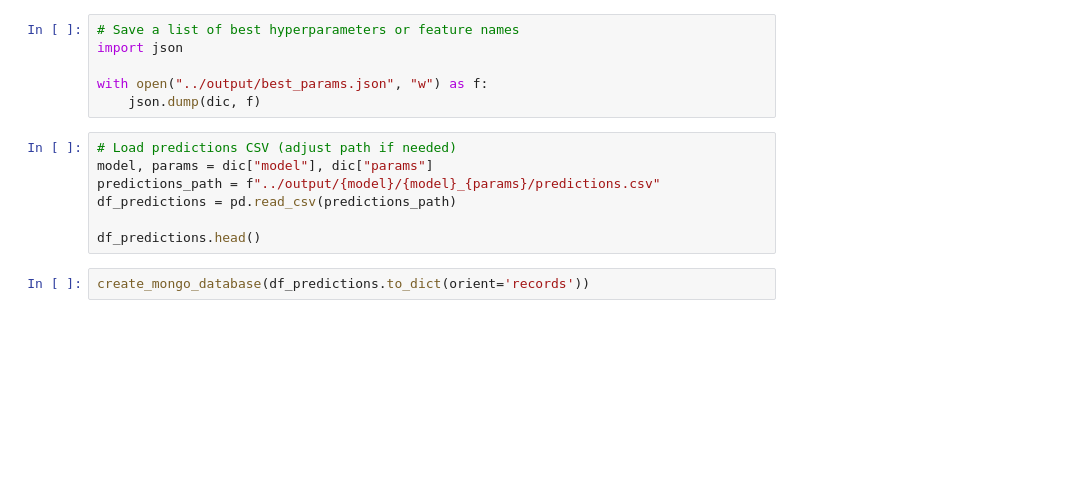
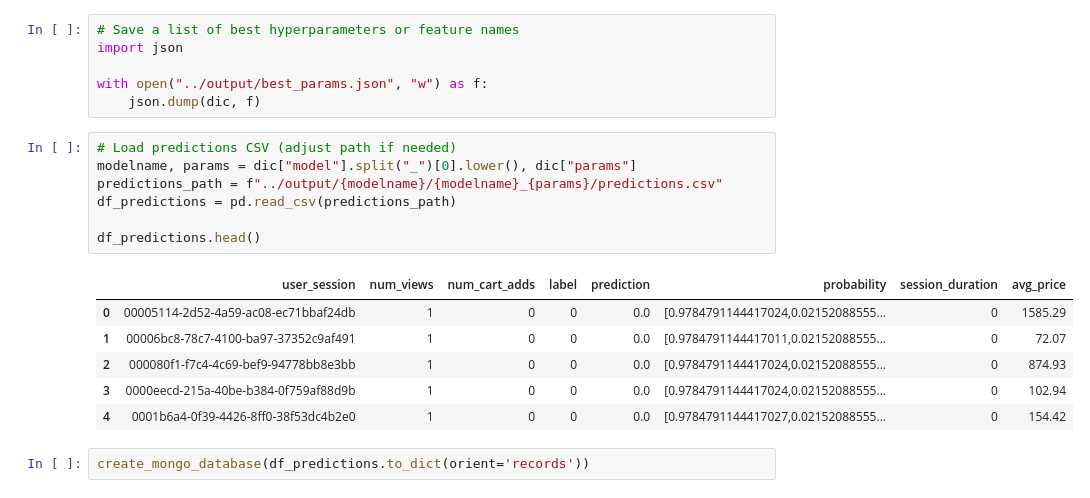
Before and after one commit to shivamAmrutia/ecomm-bigdata-project, a Jupyter notebook: notebooks/exploration1.ipynb, the cells around one changed output. Drawn from its saved outputs; the diff is of its cells as text; blank space fills up the shorter version.

Commit message:
mlflow_integrated_with_prediction

```diff
--- a/notebooks/exploration1.ipynb
+++ b/notebooks/exploration1.ipynb
@@ -225,11 +212,18 @@ with open("../output/best_params.json", "w") as f:
     json.dump(dic, f)
 # %%
 # Load predictions CSV (adjust path if needed)
-model, params = dic["model"], dic["params"]
-predictions_path = f"../output/{model}/{model}_{params}/predictions.csv"
+modelname, params = dic["model"].split("_")[0].lower(), dic["params"]
+predictions_path = f"../output/{modelname}/{modelname}_{params}/predictions.csv"
 df_predictions = pd.read_csv(predictions_path)
 
 df_predictions.head()
+# %% [output]
+|  | user_session | num_views | num_cart_adds | label | prediction | probability | session_duration | avg_price |
+| 0 | 00005114-2d52-4a59-ac08-ec71bbaf24db | 1 | 0 | 0 | 0.0 | [0.9784791144417024,0.02152088555... | 0 | 1585.29 |
+| 1 | 00006bc8-78c7-4100-ba97-37352c9af491 | 1 | 0 | 0 | 0.0 | [0.9784791144417011,0.02152088555... | 0 | 72.07 |
+| 2 | 000080f1-f7c4-4c69-bef9-94778bb8e3bb | 1 | 0 | 0 | 0.0 | [0.9784791144417024,0.02152088555... | 0 | 874.93 |
+| 3 | 0000eecd-215a-40be-b384-0f759af88d9b | 1 | 0 | 0 | 0.0 | [0.9784791144417024,0.02152088555... | 0 | 102.94 |
+| 4 | 0001b6a4-0f39-4426-8ff0-38f53dc4b2e0 | 1 | 0 | 0 | 0.0 | [0.9784791144417027,0.02152088555... | 0 | 154.42 |
 # %%
 create_mongo_database(df_predictions.to_dict(orient='records'))
 # %%
```
Also changed, not shown: parts of 15 cells of this notebook, 4 other files.
